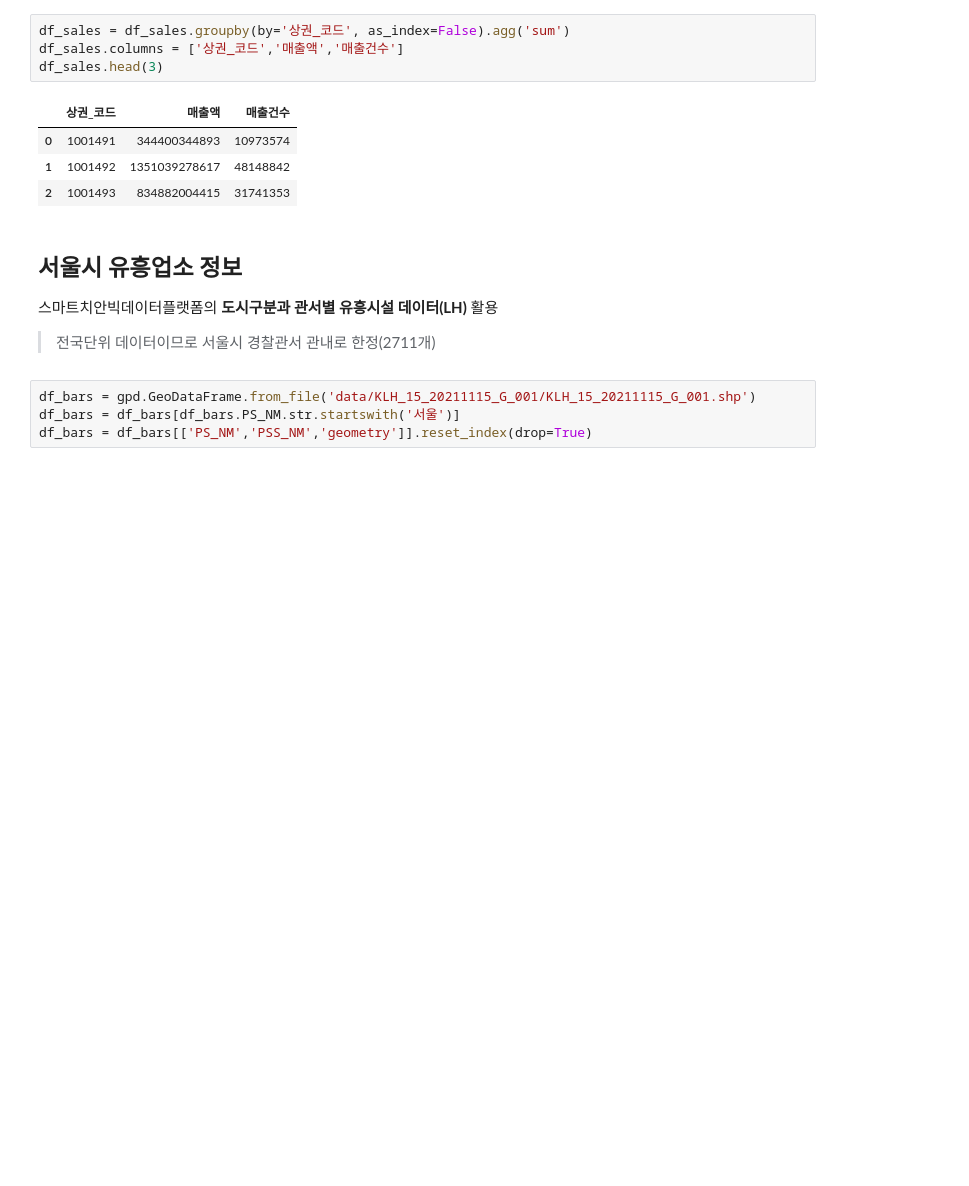
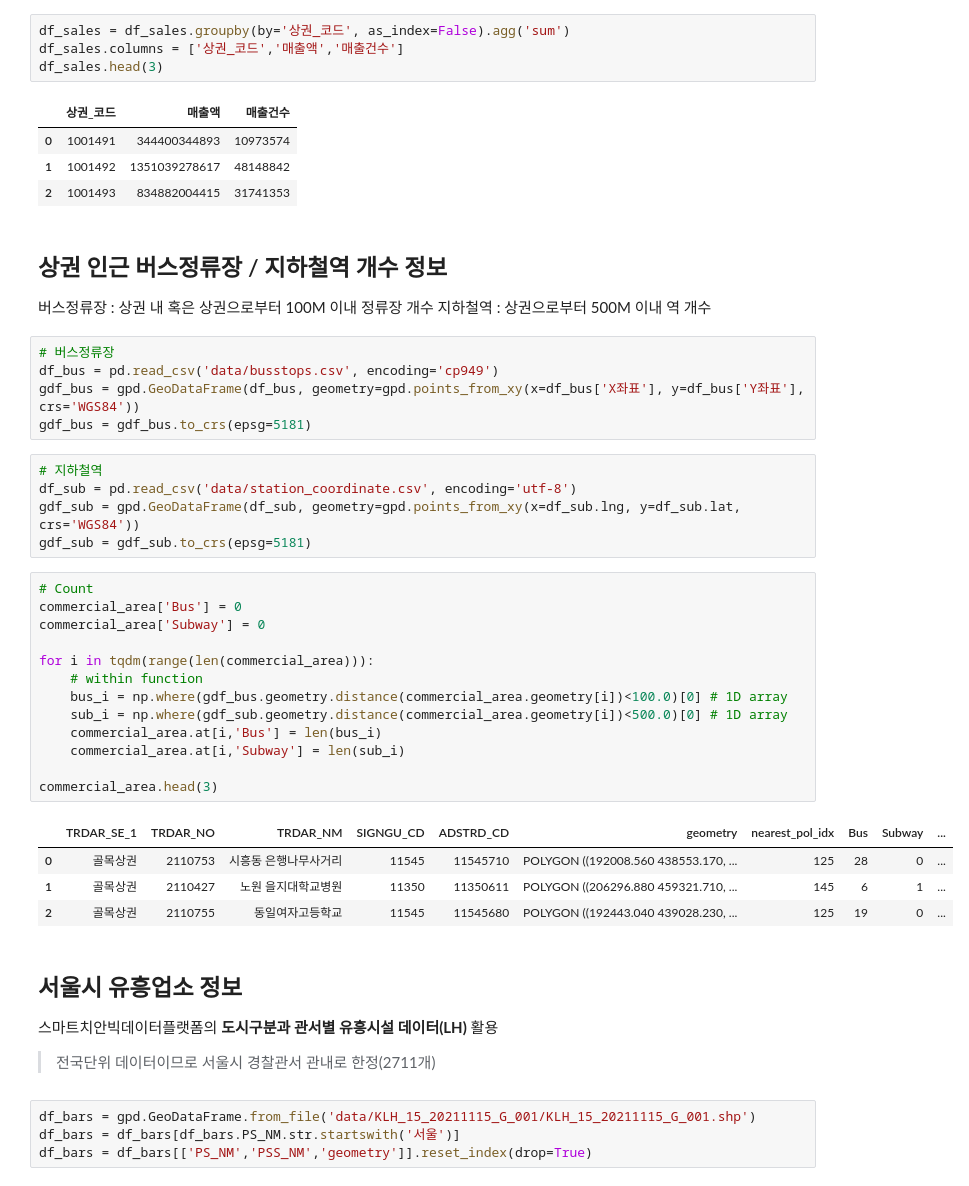
Before and after one commit to ddangchani/bigcontest, a Jupyter notebook: dataset.ipynb, the cells around one changed output. Saved outputs shown, nothing was run; the diff lists cells and outputs as text; blank space fills up the shorter version.

```diff
--- a/dataset.ipynb
+++ b/dataset.ipynb
@@ -193,6 +193,38 @@ df_sales.head(3)
 | 0 | 1001491 | 344400344893 | 10973574 |
 | 1 | 1001492 | 1351039278617 | 48148842 |
 | 2 | 1001493 | 834882004415 | 31741353 |
+# %% [markdown]
+## 상권 인근 버스정류장 / 지하철역 개수 정보
+버스정류장 : 상권 내 혹은 상권으로부터 100M 이내 정류장 개수</br>
+지하철역 : 상권으로부터 500M 이내 역 개수
+# %%
+# 버스정류장
+df_bus = pd.read_csv('data/busstops.csv', encoding='cp949')
+gdf_bus = gpd.GeoDataFrame(df_bus, geometry=gpd.points_from_xy(x=df_bus['X좌표'], y=df_bus['Y좌표'], crs='WGS84'))
+gdf_bus = gdf_bus.to_crs(epsg=5181)
+# %%
+# 지하철역
+df_sub = pd.read_csv('data/station_coordinate.csv', encoding='utf-8')
+gdf_sub = gpd.GeoDataFrame(df_sub, geometry=gpd.points_from_xy(x=df_sub.lng, y=df_sub.lat, crs='WGS84'))
+gdf_sub = gdf_sub.to_crs(epsg=5181)
+# %%
+# Count
+commercial_area['Bus'] = 0
+commercial_area['Subway'] = 0
+
+for i in tqdm(range(len(commercial_area))):
+    # within function
+    bus_i = np.where(gdf_bus.geometry.distance(commercial_area.geometry[i])<100.0)[0] # 1D array
+    sub_i = np.where(gdf_sub.geometry.distance(commercial_area.geometry[i])<500.0)[0] # 1D array
+    commercial_area.at[i,'Bus'] = len(bus_i)
+    commercial_area.at[i,'Subway'] = len(sub_i)
+
+commercial_area.head(3)
+# %% [output]
+|  | TRDAR_SE_1 | TRDAR_NO | TRDAR_NM | SIGNGU_CD | ADSTRD_CD | geometry | nearest_pol_idx | Bus | Subway | ... |
+| 0 | 골목상권 | 2110753 | 시흥동 은행나무사거리 | 11545 | 11545710 | POLYGON ((192008.560 438553.170, ... | 125 | 28 | 0 | ... |
+| 1 | 골목상권 | 2110427 | 노원 을지대학교병원 | 11350 | 11350611 | POLYGON ((206296.880 459321.710, ... | 145 | 6 | 1 | ... |
+| 2 | 골목상권 | 2110755 | 동일여자고등학교 | 11545 | 11545680 | POLYGON ((192443.040 439028.230, ... | 125 | 19 | 0 | ... |
 # %% [markdown]
 ## 서울시 유흥업소 정보
 스마트치안빅데이터플랫폼의 **도시구분과 관서별 유흥시설 데이터(LH)** 활용 </br>
```
Also changed, not shown: parts of 3 cells of this notebook, 36 other files.
